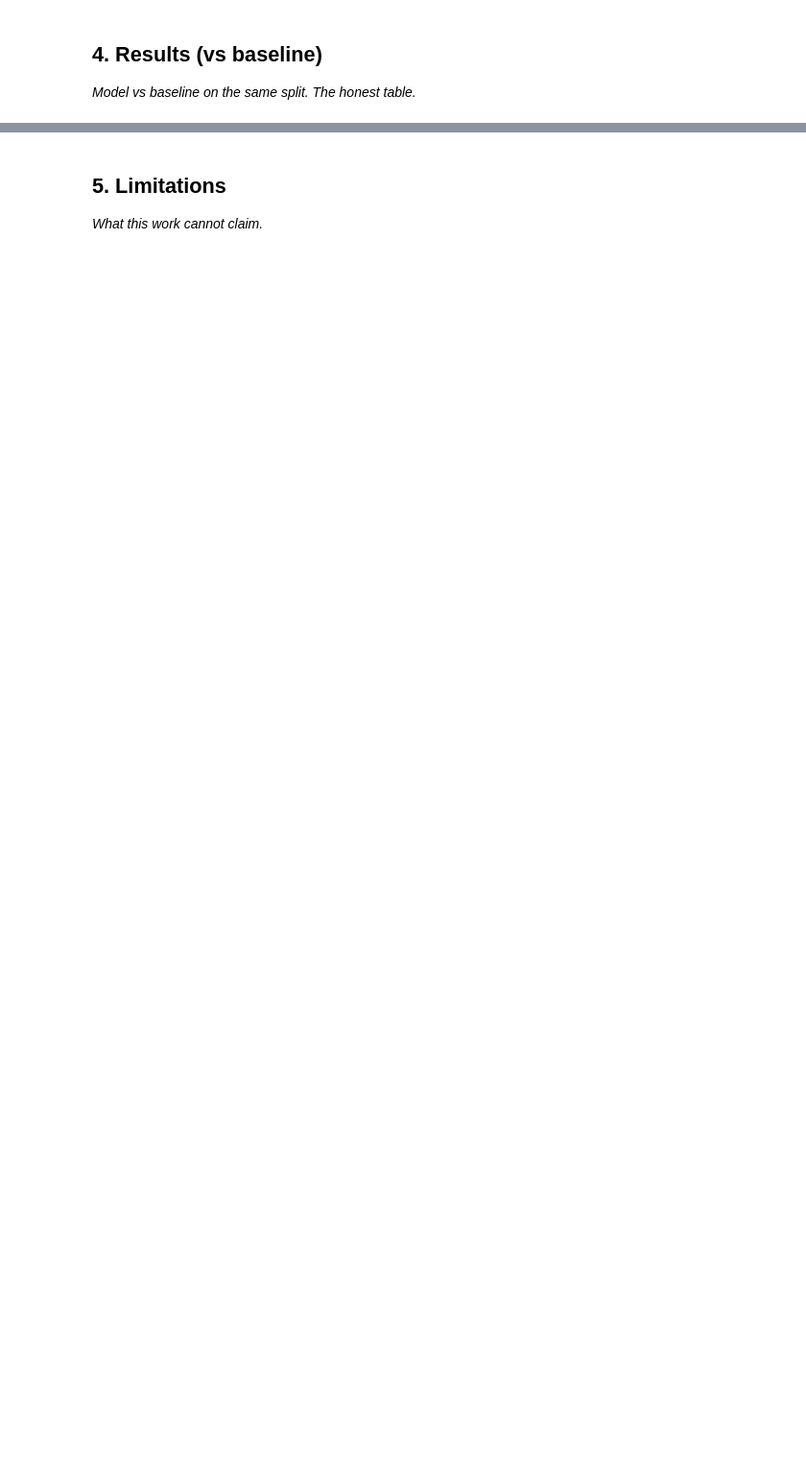
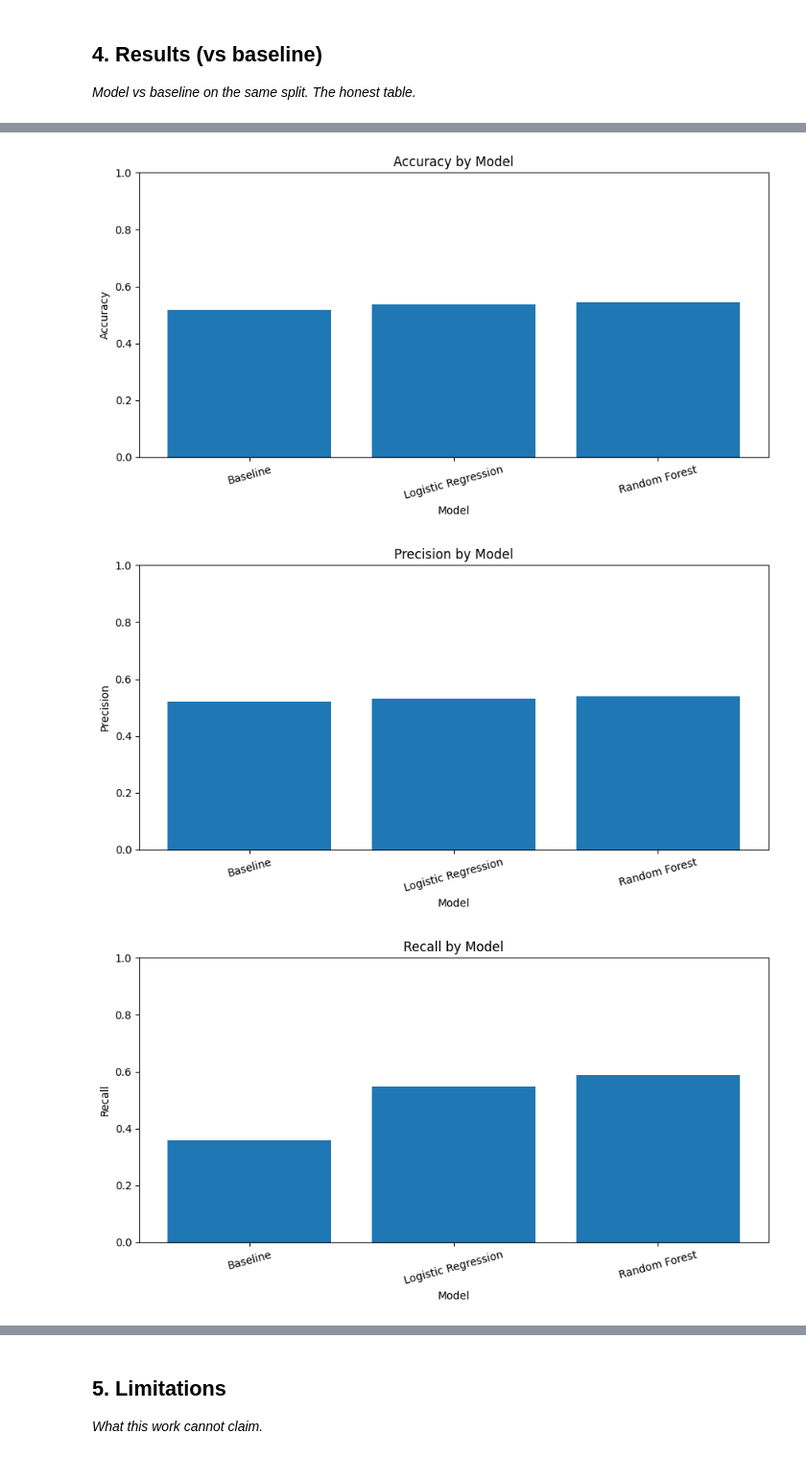
Before and after one commit to fareyahossain835-bit/flyrank-ml, a Jupyter notebook: work/notebooks/capstone.ipynb, the cells around one changed output, grey strips where cells are left out. Shown at 96% size. Cells and saved outputs as stored; diff of their text form; code cells hidden in the pictures; blank space fills up the shorter version.

```diff
--- a/work/notebooks/capstone.ipynb
+++ b/work/notebooks/capstone.ipynb
@@ -125,0 +1484,46 @@ HF token loaded successfully.
+# %%
+import matplotlib.pyplot as plt
+
+metrics_to_plot = [
+    "accuracy",
+    "precision",
+    "recall",
+    "f1",
+    "roc_auc",
+    "average_precision",
+    "precision_at_20"
+]
+
+for metric in metrics_to_plot:
+
+    plt.figure(figsize=(9, 5))
+
+    plt.bar(
+        results_df["model"],
+        results_df[metric]
+    )
+
+    plt.xlabel("Model")
+    plt.ylabel(metric.replace("_", " ").title())
+    plt.title(
+        f"{metric.replace('_', ' ').title()} by Model"
+    )
+
+    plt.xticks(rotation=15)
+    plt.ylim(0, 1)
+
+    plt.tight_layout()
+
+    filename = f"{metric}_comparison.png"
+
+    plt.savefig(
+        filename,
+        dpi=200,
+        bbox_inches="tight"
+    )
+
+    plt.show()
+# %% [output]
+[figure, added]
+[figure, added]
+[figure, added]
```
Also changed, not shown: parts of 56 cells of this notebook.
